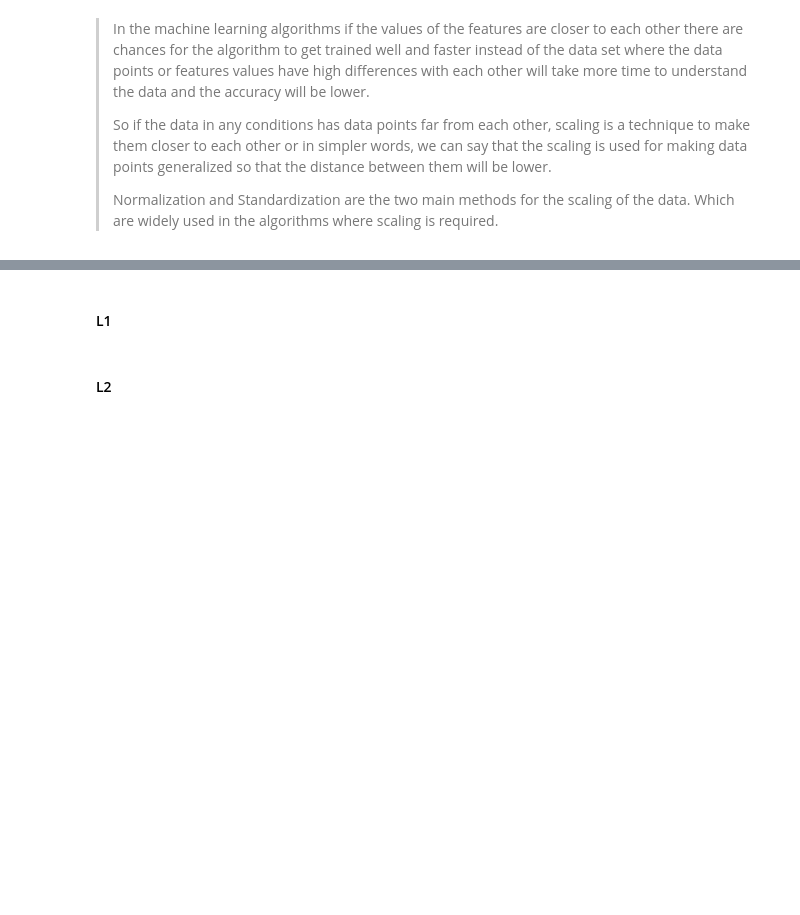
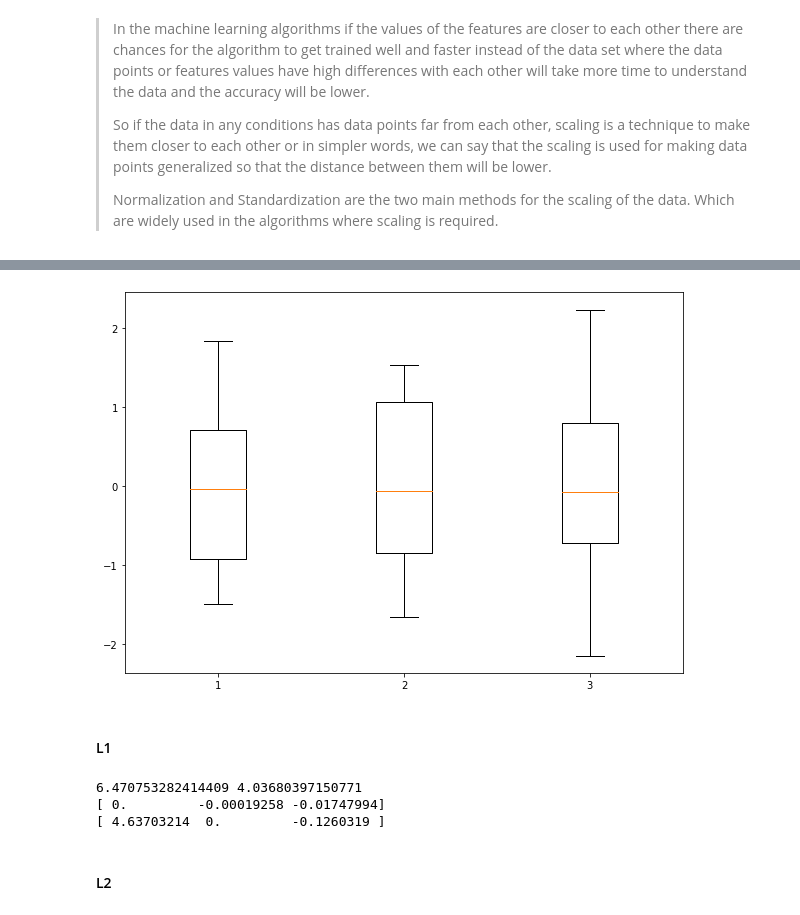
Before and after one commit to kastrubait/ml-intro-2022Q1, a Jupyter notebook: task-4_overfitting_regularization.ipynb, the cells around one changed output, grey strips where cells are left out. Cells and saved outputs as stored; diff of their text form; code cells hidden in the pictures; blank space fills up the shorter version.

```diff
--- a/task-4_overfitting_regularization.ipynb
+++ b/task-4_overfitting_regularization.ipynb
@@ -750,0 +781,7 @@ from sklearn.preprocessing import MinMaxScaler
+# %%
+from sklearn.preprocessing import StandardScaler
+
+# Standardization
+scaled = StandardScaler()
+scaled = scaled.fit_transform(X_hw)
+print(scaled)
@@ -751,2 +806,9 @@ from sklearn.preprocessing import MinMaxScaler
+# %%
+# Visualizing scaled data
+fig = plt.figure(figsize =(10, 7))
+plt.boxplot(scaled)
+plt.show()
+# %% [output]
+[figure, added]
 # %% [markdown]
 #### L1
@@ -755,2 +815,18 @@ from sklearn.preprocessing import MinMaxScaler
+# %%
+## your code
+
+reg = Lasso(alpha=0.5, random_state=SEED, max_iter=50000).fit(X_hw, y_hw)
+reg_sc = Lasso(alpha=0.5, random_state=SEED, max_iter=50000).fit(scaled, y_hw)
+
+hw_l1 = rmse(reg.predict(X_hw), y_hw)
+hw_l1_sc = rmse(reg_sc.predict(scaled), y_hw)
+
+print(hw_l1, hw_l1_sc)
+print(reg.coef_)
+print(reg_sc.coef_)
+# %% [output]
+6.470753282414409 4.03680397150771
+[ 0.         -0.00019258 -0.01747994]
+[ 4.63703214  0.         -0.1260319 ]
 # %% [markdown]
 #### L2
```
Also changed, not shown: parts of 9 cells of this notebook.
